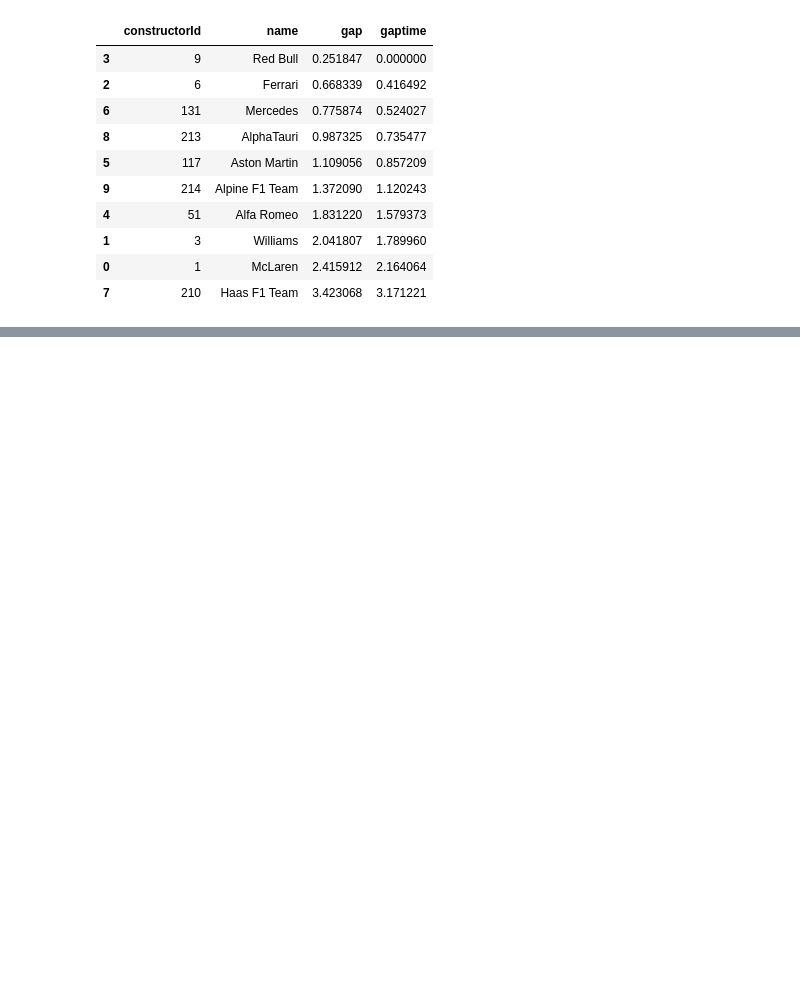
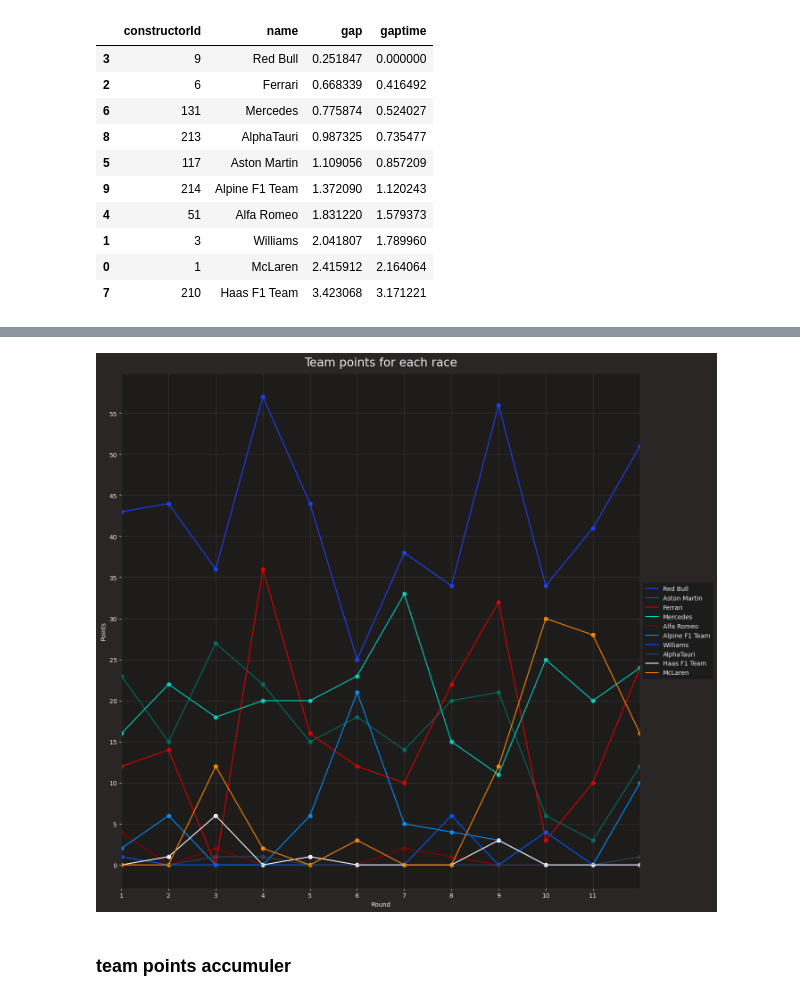
Before and after one commit to RACIM01/F1_Data_Analysing_RCM, a Jupyter notebook: data_ergast.ipynb, the cells around one changed output, grey strips where cells are left out. Drawn from its saved outputs; the diff is of its cells as text; code cells hidden in the pictures; blank space fills up the shorter version.

```diff
--- a/data_ergast.ipynb
+++ b/data_ergast.ipynb
@@ -265,0 +310,6 @@ plt.show()
+# %%
+constructor_results = pd.merge(constructor_results,results2023[["raceId","round"]].drop_duplicates(),on='raceId')
+# %%
+constructor_results = pd.merge(constructor_results,constructors.drop_duplicates(),on='constructorId')
+# %%
+constructor_results = pd.merge(constructor_results,constructor_color.drop_duplicates(),on='constructorId')
@@ -265,0 +325,43 @@ plt.show()
+# %%
+plt.subplots(figsize=(15, 15))
+
+
+for i in constructor_results["name"].drop_duplicates():
+    x = constructor_results.loc[constructor_results["name"]==i,"round"]
+    y = constructor_results.loc[constructor_results["name"]==i,"points"]
+    color = constructor_results.loc[constructor_results["name"]==i,"color"].values[0]
+    plt.plot(x,y,color = color,label=i)
+    plt.scatter(x,y,color = color)
+
+
+# Add labels and title
+plt.xlabel('Round')
+plt.ylabel('Points')
+plt.title('Team points for each race')
+plt.xticks(range(0,12,1))
+plt.xlim(1,12)
+
+plt.yticks(range(0, 60, 5))
+# # Add text annotations on top of bars
+
+# for i in range(len(x)):
+#     plt.text(i, y.loc[i], str(y.loc[i]), ha='center', va='bottom')
+# # Adding borders to the bars
+# for bar in bars:
+#     bar.set_edgecolor('black')
+#     bar.set_linewidth(1)
+
+# plt.xticks(rotation=45)
+
+plt.legend(loc='center left', bbox_to_anchor=(1,0.5))
+plt.grid(True, alpha=0.2)
+
+# Save the plot as an image file (e.g., PNG)
+# plt.savefig('Graphes/Other/avg_gap_pitstops.png', dpi=300 ,bbox_inches='tight')  # Change the filename and dpi as needed
+
+# Display the plot
+plt.show()
+# %% [output]
+[figure, added]
+# %% [markdown]
+### team points accumuler
```
Also changed, not shown: parts of 22 cells of this notebook, 39 other files.
